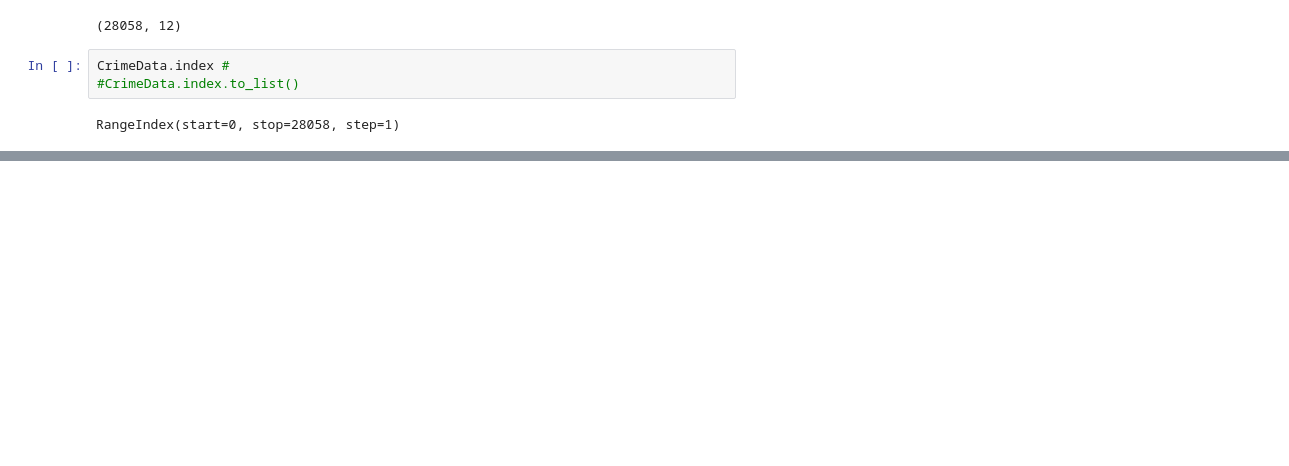
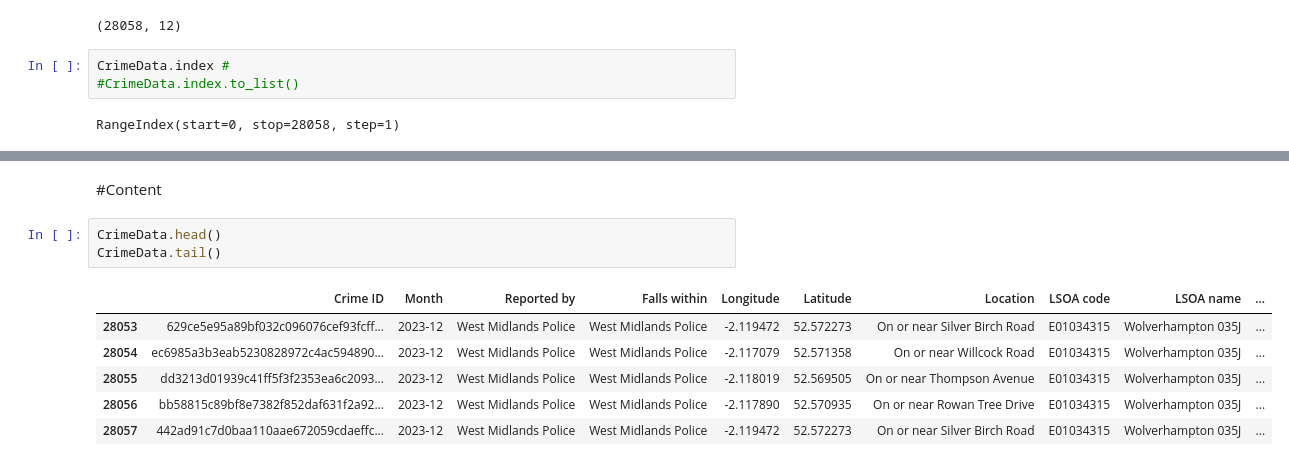
Before and after one commit to zhangwiki86-soton/L7---Data-Analysis-and-Visualisation, a Jupyter notebook: CrimeData.ipynb, the cells around one changed output, grey strips where cells are left out. Cells and saved outputs as stored; diff of their text form; blank space fills up the shorter version.

```diff
--- a/CrimeData.ipynb
+++ b/CrimeData.ipynb
@@ -52,0 +78,12 @@ colomns:
+# %% [markdown]
+#Content
+# %%
+CrimeData.head()
+CrimeData.tail()
+# %% [output]
+|  | Crime ID | Month | Reported by | Falls within | Longitude | Latitude | Location | LSOA code | LSOA name | ... |
+| 28053 | 629ce5e95a89bf032c096076cef93fcff... | 2023-12 | West Midlands Police | West Midlands Police | -2.119472 | 52.572273 | On or near Silver Birch Road | E01034315 | Wolverhampton 035J | ... |
+| 28054 | ec6985a3b3eab5230828972c4ac594890... | 2023-12 | West Midlands Police | West Midlands Police | -2.117079 | 52.571358 | On or near Willcock Road | E01034315 | Wolverhampton 035J | ... |
+| 28055 | dd3213d01939c41ff5f3f2353ea6c2093... | 2023-12 | West Midlands Police | West Midlands Police | -2.118019 | 52.569505 | On or near Thompson Avenue | E01034315 | Wolverhampton 035J | ... |
+| 28056 | bb58815c89bf8e7382f852daf631f2a92... | 2023-12 | West Midlands Police | West Midlands Police | -2.117890 | 52.570935 | On or near Rowan Tree Drive | E01034315 | Wolverhampton 035J | ... |
+| 28057 | 442ad91c7d0baa110aae672059cdaeffc... | 2023-12 | West Midlands Police | West Midlands Police | -2.119472 | 52.572273 | On or near Silver Birch Road | E01034315 | Wolverhampton 035J | ... |
```
Also changed, not shown: parts of 12 cells of this notebook.
